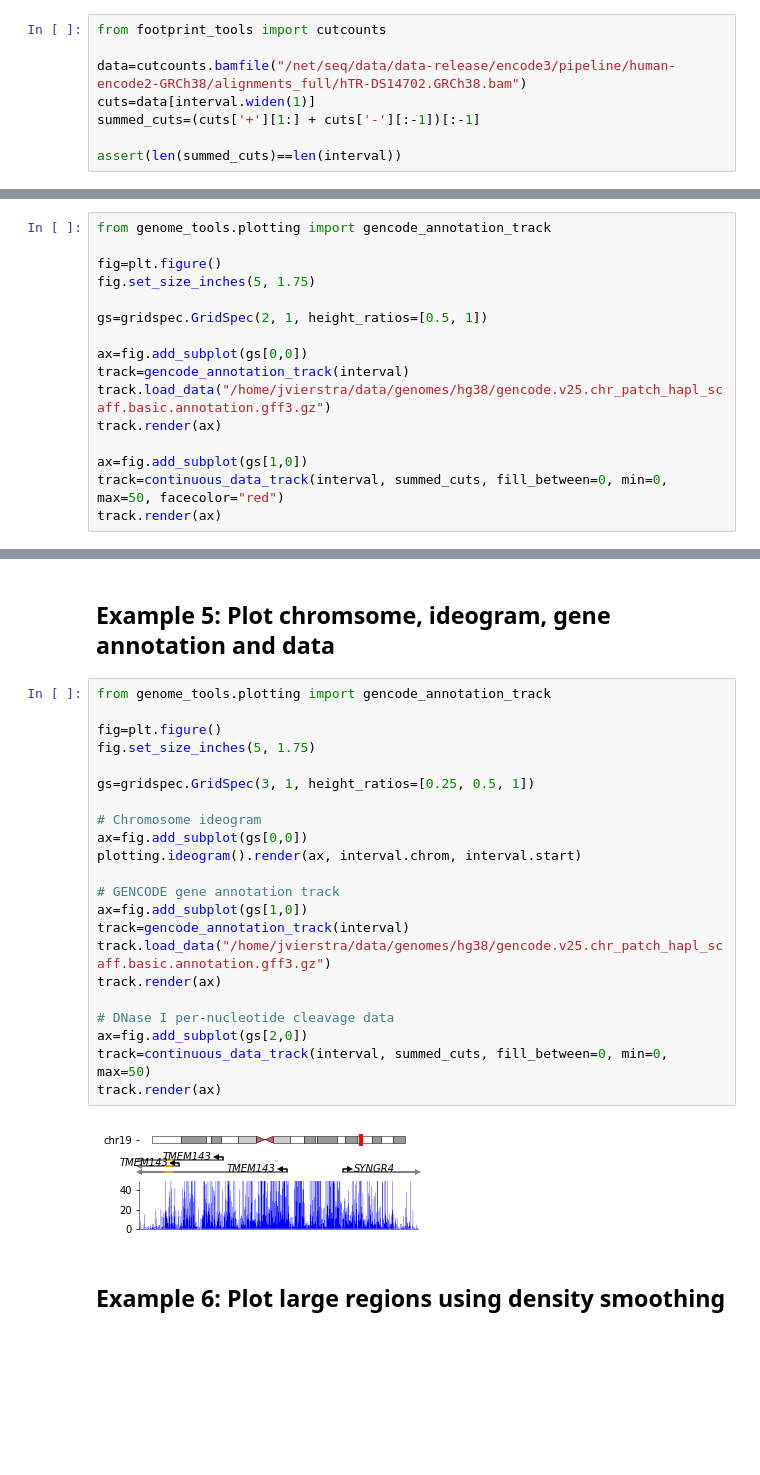
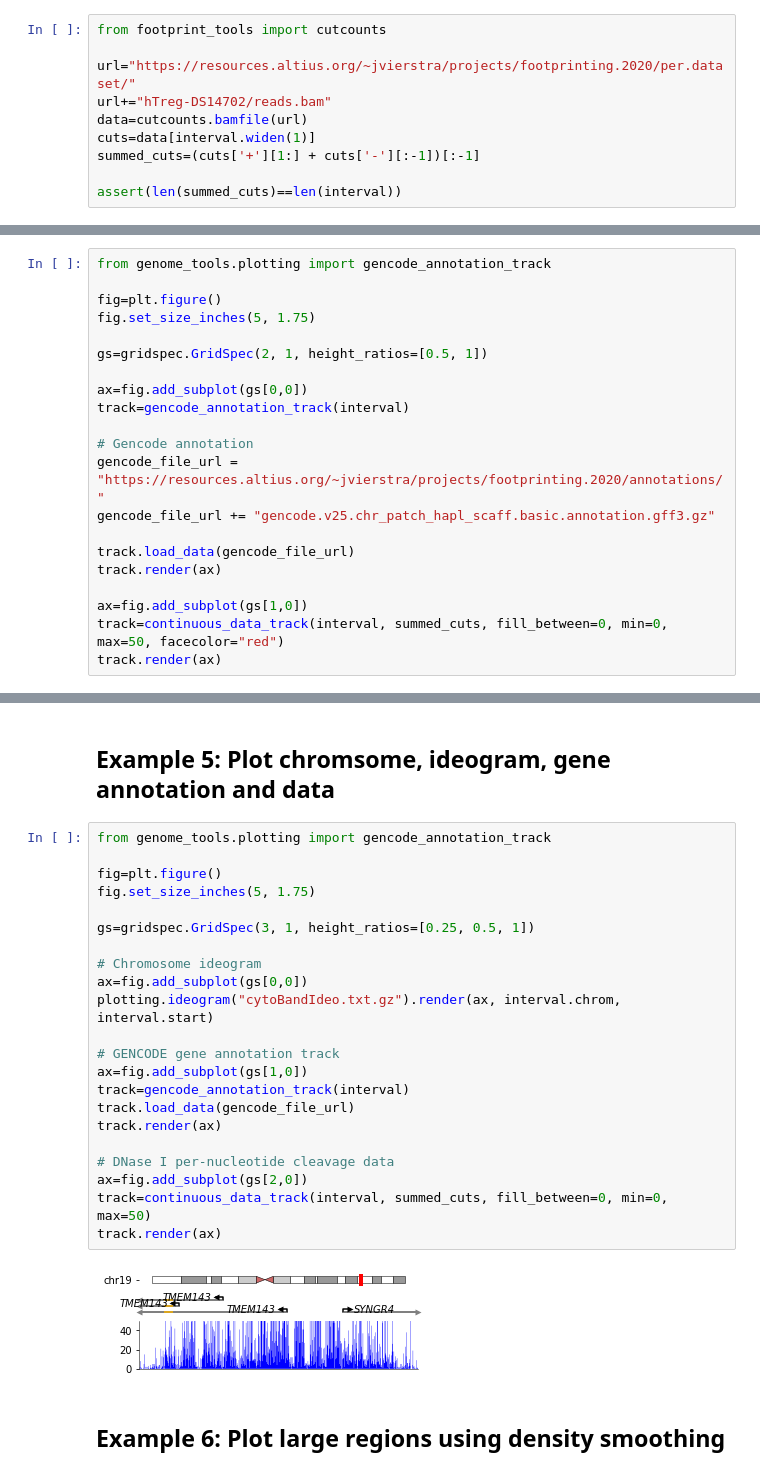
Before and after one commit to vierstralab/genome-tools, a Jupyter notebook: examples/UsageExamples.ipynb, the cells around one changed output, grey strips where cells are left out. Cells and saved outputs as stored; diff of their text form; blank space fills up the shorter version.

```diff
--- a/examples/UsageExamples.ipynb
+++ b/examples/UsageExamples.ipynb
@@ -83,7 +91,9 @@ To run this example you need to install the python package <http://www.github.co
 # %%
 from footprint_tools import cutcounts
 
-data=cutcounts.bamfile("/net/seq/data/data-release/encode3/pipeline/human-encode2-GRCh38/alignments_full/hTR-DS14702.GRCh38.bam")
+url="https://resources.altius.org/~jvierstra/projects/footprinting.2020/per.dataset/"
+url+="hTreg-DS14702/reads.bam"
+data=cutcounts.bamfile(url)
 cuts=data[interval.widen(1)]
 summed_cuts=(cuts['+'][1:] + cuts['-'][:-1])[:-1]
 
@@ -112,7 +122,12 @@ gs=gridspec.GridSpec(2, 1, height_ratios=[0.5, 1])
 
 ax=fig.add_subplot(gs[0,0])
 track=gencode_annotation_track(interval)
-track.load_data("/home/jvierstra/data/genomes/hg38/gencode.v25.chr_patch_hapl_scaff.basic.annotation.gff3.gz")
+
+# Gencode annotation
+gencode_file_url = "https://resources.altius.org/~jvierstra/projects/footprinting.2020/annotations/"
+gencode_file_url += "gencode.v25.chr_patch_hapl_scaff.basic.annotation.gff3.gz"
+
+track.load_data(gencode_file_url)
 track.render(ax)
 
 ax=fig.add_subplot(gs[1,0])
@@ -125,27 +140,27 @@ track.render(ax)
 # %%
 from genome_tools.plotting import gencode_annotation_track
 
 fig=plt.figure()
 fig.set_size_inches(5, 1.75)
 
 gs=gridspec.GridSpec(3, 1, height_ratios=[0.25, 0.5, 1])
 
 # Chromosome ideogram
 ax=fig.add_subplot(gs[0,0])
-plotting.ideogram().render(ax, interval.chrom, interval.start)
+plotting.ideogram("cytoBandIdeo.txt.gz").render(ax, interval.chrom, interval.start)
 
 # GENCODE gene annotation track
 ax=fig.add_subplot(gs[1,0])
 track=gencode_annotation_track(interval)
-track.load_data("/home/jvierstra/data/genomes/hg38/gencode.v25.chr_patch_hapl_scaff.basic.annotation.gff3.gz")
+track.load_data(gencode_file_url)
 track.render(ax)
 
 # DNase I per-nucleotide cleavage data
 ax=fig.add_subplot(gs[2,0])
 track=continuous_data_track(interval, summed_cuts, fill_between=0, min=0, max=50)
 track.render(ax)
 # %% [output]
-[figure, old version]
+[figure, new version]
 # %% [markdown]
 ## Example 6: Plot large regions using density smoothing
 # %%
```
Also changed, not shown: parts of 11 cells of this notebook, 6 other files.
